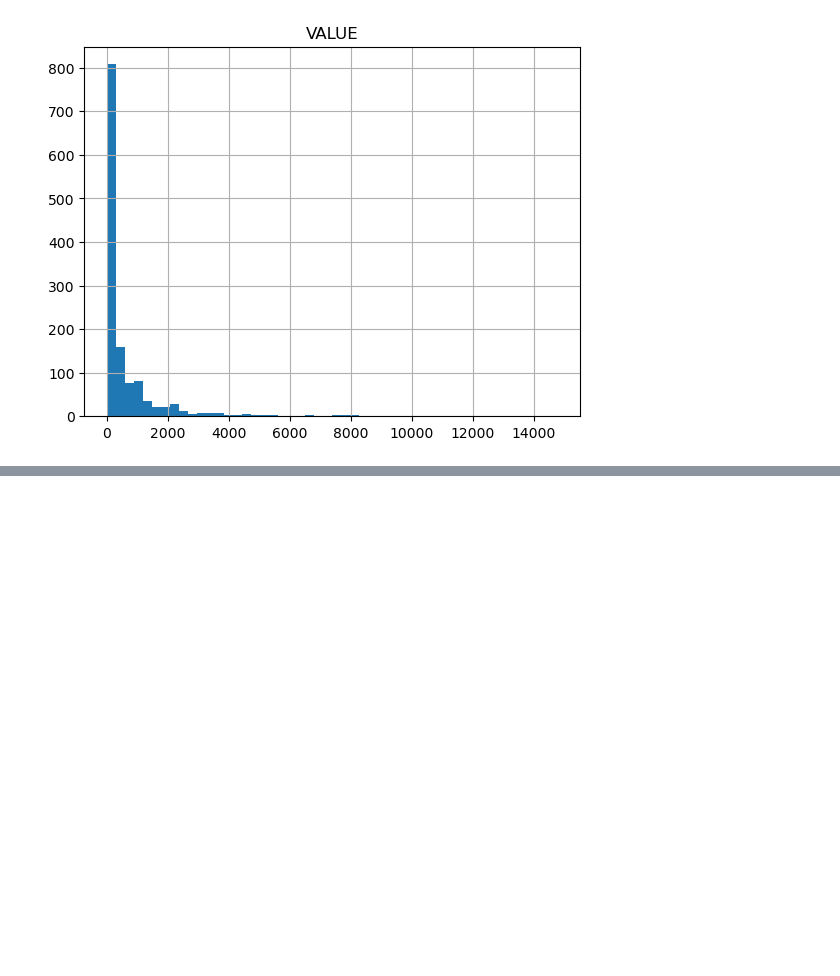
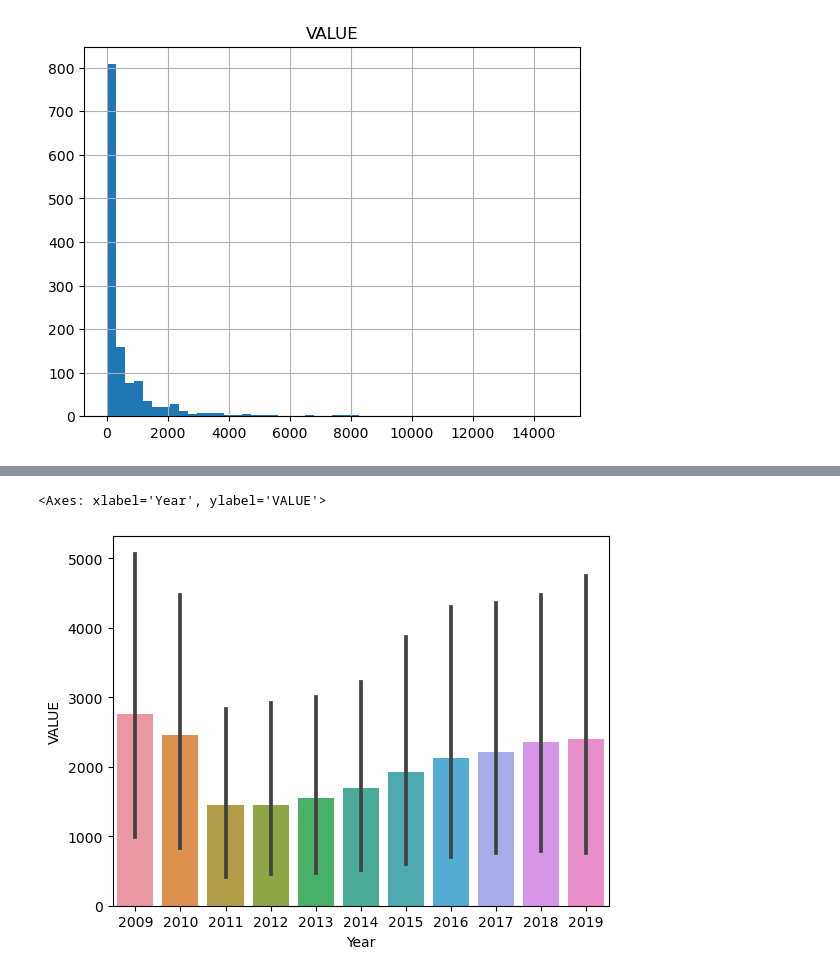
Before and after one commit to sba21725/MSC_DA_CA1, a Jupyter notebook: 01 Data Preparation.ipynb, the cells around one changed output, grey strips where cells are left out. Saved outputs shown, nothing was run; the diff lists cells and outputs as text; code cells hidden in the pictures; blank space fills up the shorter version.

```diff
--- a/01 Data Preparation.ipynb
+++ b/01 Data Preparation.ipynb
@@ -264,0 +286,2 @@ NameError: name 'tma09_tf' is not defined
+# %%
+tma09_df_C1 = tma09_df[tma09_df["STATISTIC"]=="TMA09C1"]
@@ -264,0 +304,5 @@ NameError: name 'tma09_tf' is not defined
+# %%
+sns.barplot(x=tma09_df_C1["Year"], y=tma09_df_C1["VALUE"])
+# %% [output]
+<Axes: xlabel='Year', ylabel='VALUE'>
+[figure, added]
```
Also changed, not shown: parts of 34 cells of this notebook, 2 other files.
